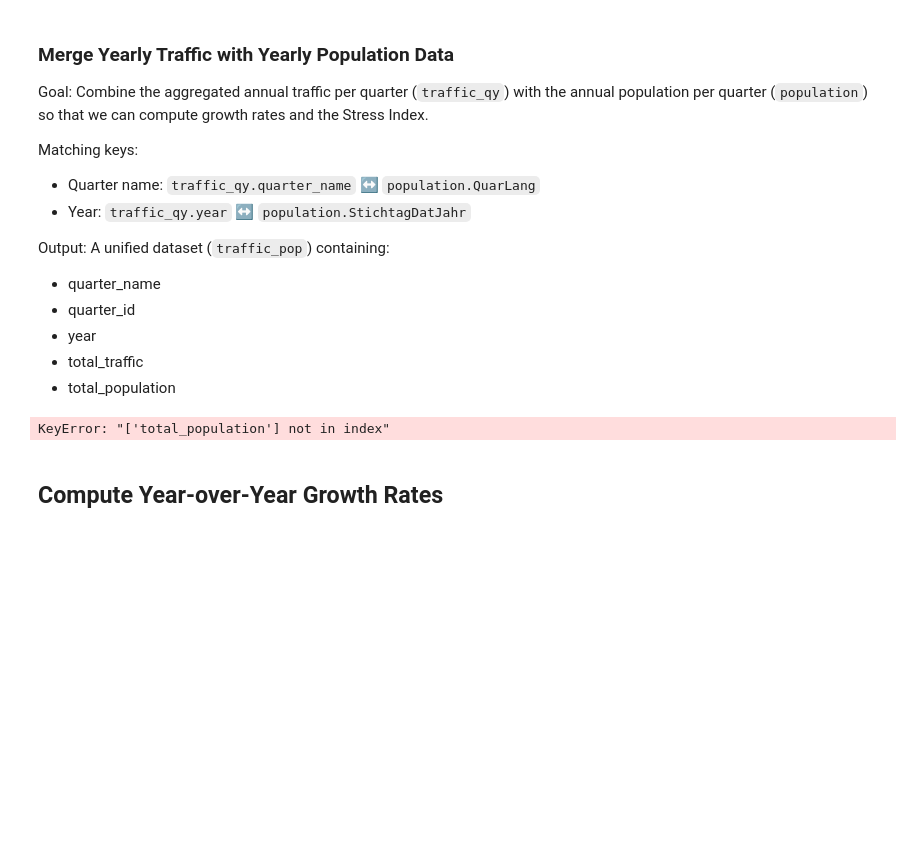
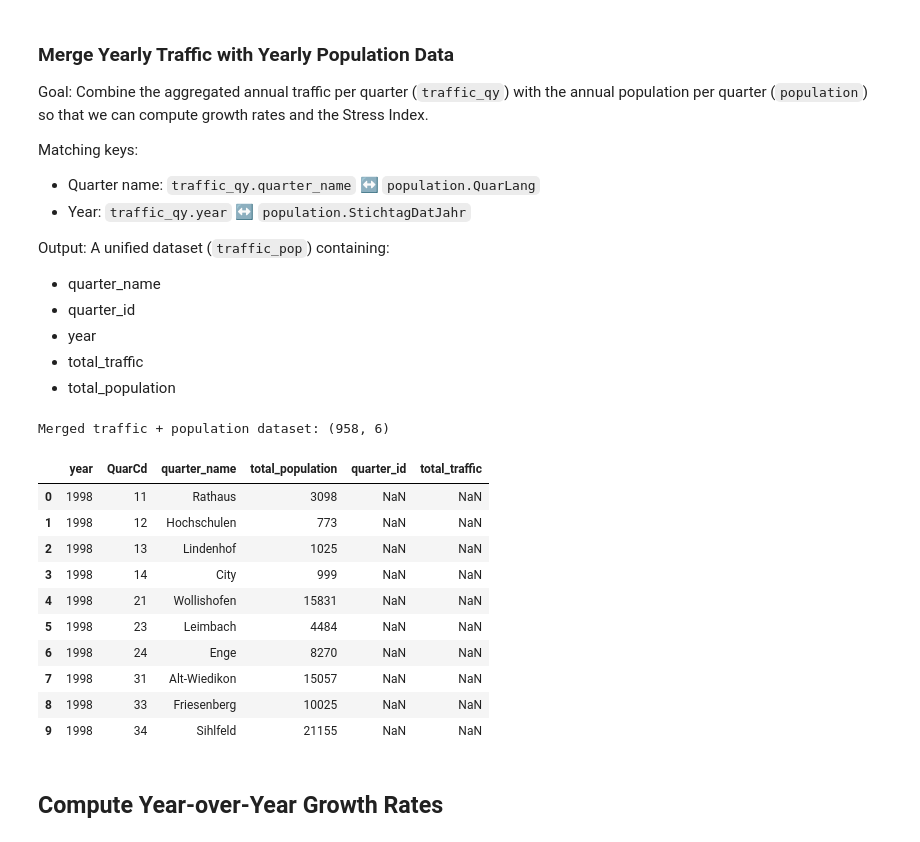
Before and after one commit to dydy2010/geospatial_analysis_hslu_group_project, a Jupyter notebook: GEO Data Analysis.ipynb, the cells around one changed output. Cells and saved outputs as stored; diff of their text form; code cells hidden in the pictures; blank space fills up the shorter version.

```diff
--- a/GEO Data Analysis.ipynb
+++ b/GEO Data Analysis.ipynb
@@ -1064,24 +1068,36 @@ A unified dataset (`traffic_pop`) containing:
 - total_population
 # %%
 # Prepare population dataset for merging
-population_renamed = population.rename(
+population_renamed = population_year_quarter.rename(
     columns={
         "QuarLang": "quarter_name",
         "StichtagDatJahr": "year"
     }
 )
 
 # Merge traffic totals with population totals
-traffic_pop = traffic_qy.merge(
-    population_renamed[["quarter_name", "year", "total_population"]],
+traffic_pop = population_renamed.merge(
+    traffic_qy,
     on=["quarter_name", "year"],
     how="left"
 )
 
+
 print("Merged traffic + population dataset:", traffic_pop.shape)
 traffic_pop.head(10)
 # %% [output]
-KeyError: "['total_population'] not in index"
+Merged traffic + population dataset: (958, 6)
+|  | year | QuarCd | quarter_name | total_population | quarter_id | total_traffic |
+| 0 | 1998 | 11 | Rathaus | 3098 | NaN | NaN |
+| 1 | 1998 | 12 | Hochschulen | 773 | NaN | NaN |
+| 2 | 1998 | 13 | Lindenhof | 1025 | NaN | NaN |
+| 3 | 1998 | 14 | City | 999 | NaN | NaN |
+| 4 | 1998 | 21 | Wollishofen | 15831 | NaN | NaN |
+| 5 | 1998 | 23 | Leimbach | 4484 | NaN | NaN |
+| 6 | 1998 | 24 | Enge | 8270 | NaN | NaN |
+| 7 | 1998 | 31 | Alt-Wiedikon | 15057 | NaN | NaN |
+| 8 | 1998 | 33 | Friesenberg | 10025 | NaN | NaN |
+| 9 | 1998 | 34 | Sihlfeld | 21155 | NaN | NaN |
 # %% [markdown]
 ## Compute Year-over-Year Growth Rates
 # %% [markdown]
```
Also changed, not shown: parts of 7 cells of this notebook.
